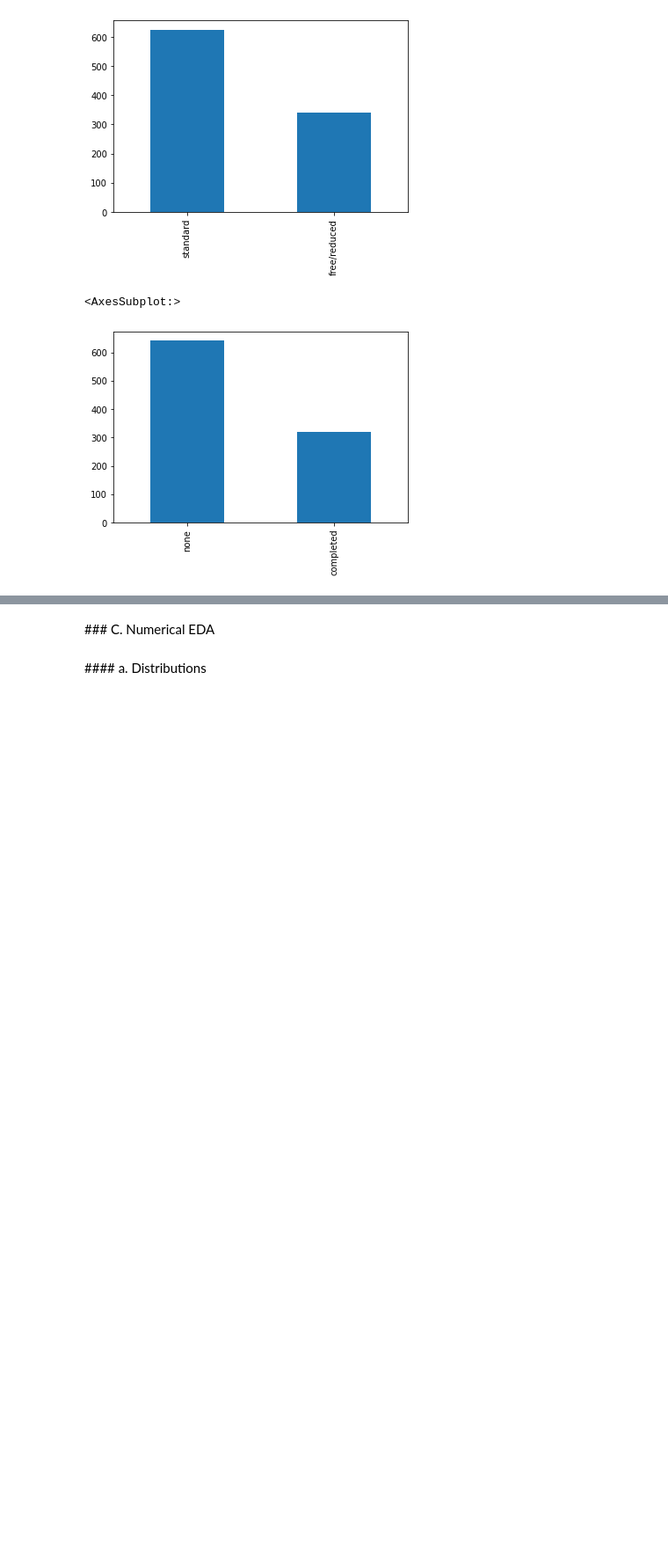
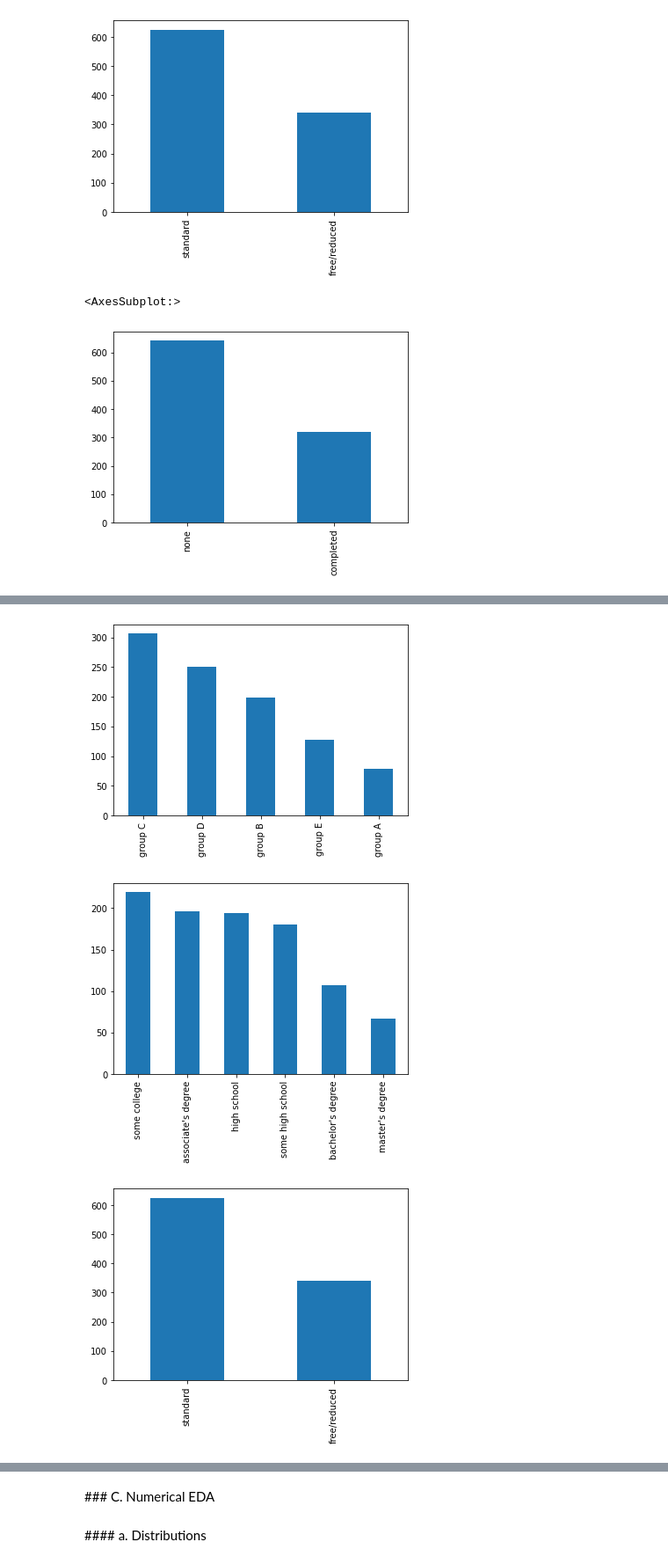
Before and after one commit to pepebonet/Intermediate_Python_BBA, a Jupyter notebook: Class_2/scripts/Code_class_2.ipynb, the cells around one changed output, grey strips where cells are left out. Shown at 88% size. Cells and saved outputs as stored; diff of their text form; code cells hidden in the pictures; blank space fills up the shorter version.

```diff
--- a/Class_2/scripts/Code_class_2.ipynb
+++ b/Class_2/scripts/Code_class_2.ipynb
@@ -163,6 +180,8 @@ some high school      180
 bachelor's degree     107
 master's degree        67
 Name: parental level of education, dtype: int64
+# %%
+df['parental level of education'].replace('some high school', 'high school', inplace=True)
 # %%
 df['parental level of education'].replace('some high school', 'high school').value_counts()
 # %% [output]
@@ -329,0 +351,6 @@ df['test preparation course'].value_counts().plot(kind='bar')
+# %%
+for col in df.columns:
+    if df[col].dtype == 'O':
+        df[col].value_counts().plot(kind='bar')
+        plt.show()
+# %% [output]
@@ -329,0 +358,3 @@ df['test preparation course'].value_counts().plot(kind='bar')
+[figure, added]
+[figure, added]
+[figure, added]
```
Also changed, not shown: parts of 5 cells of this notebook, 1 other file.
